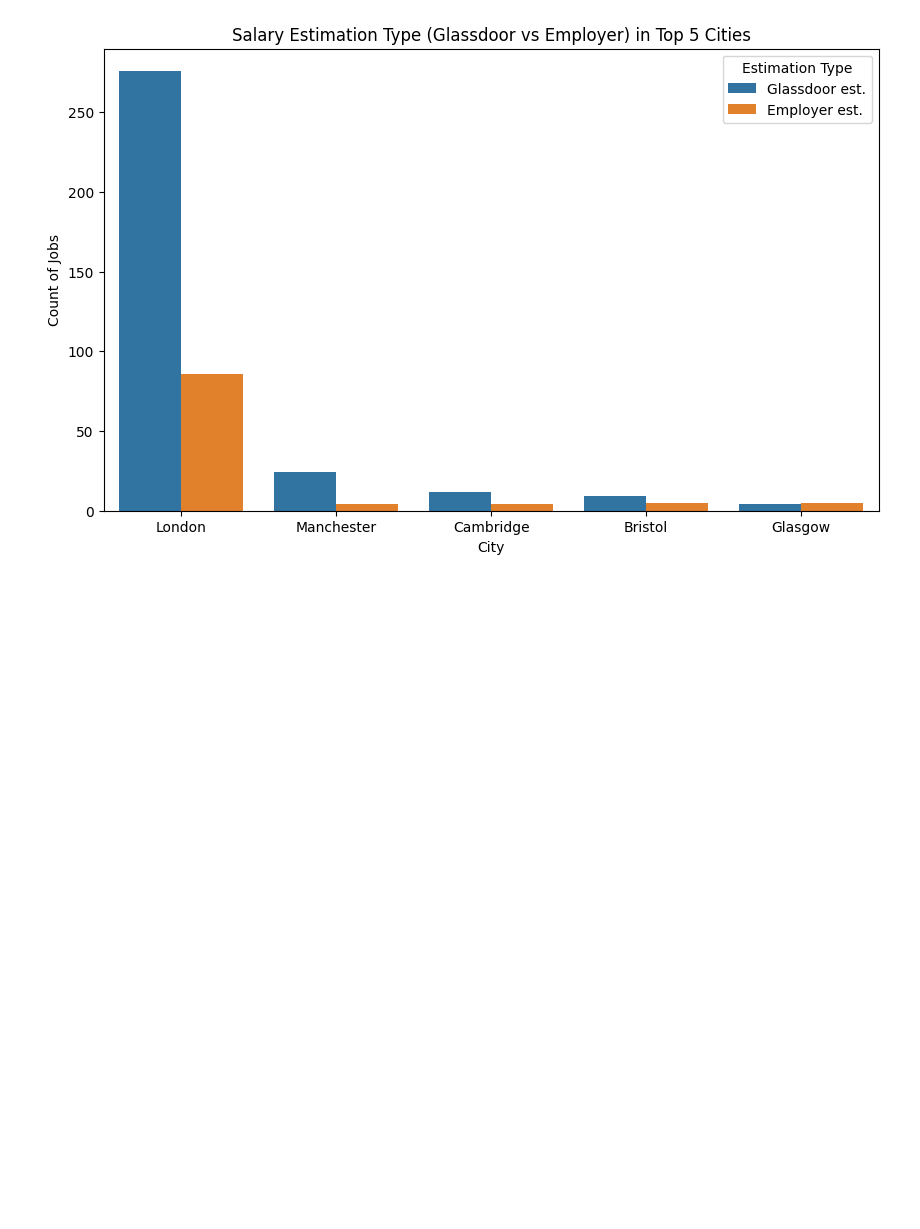
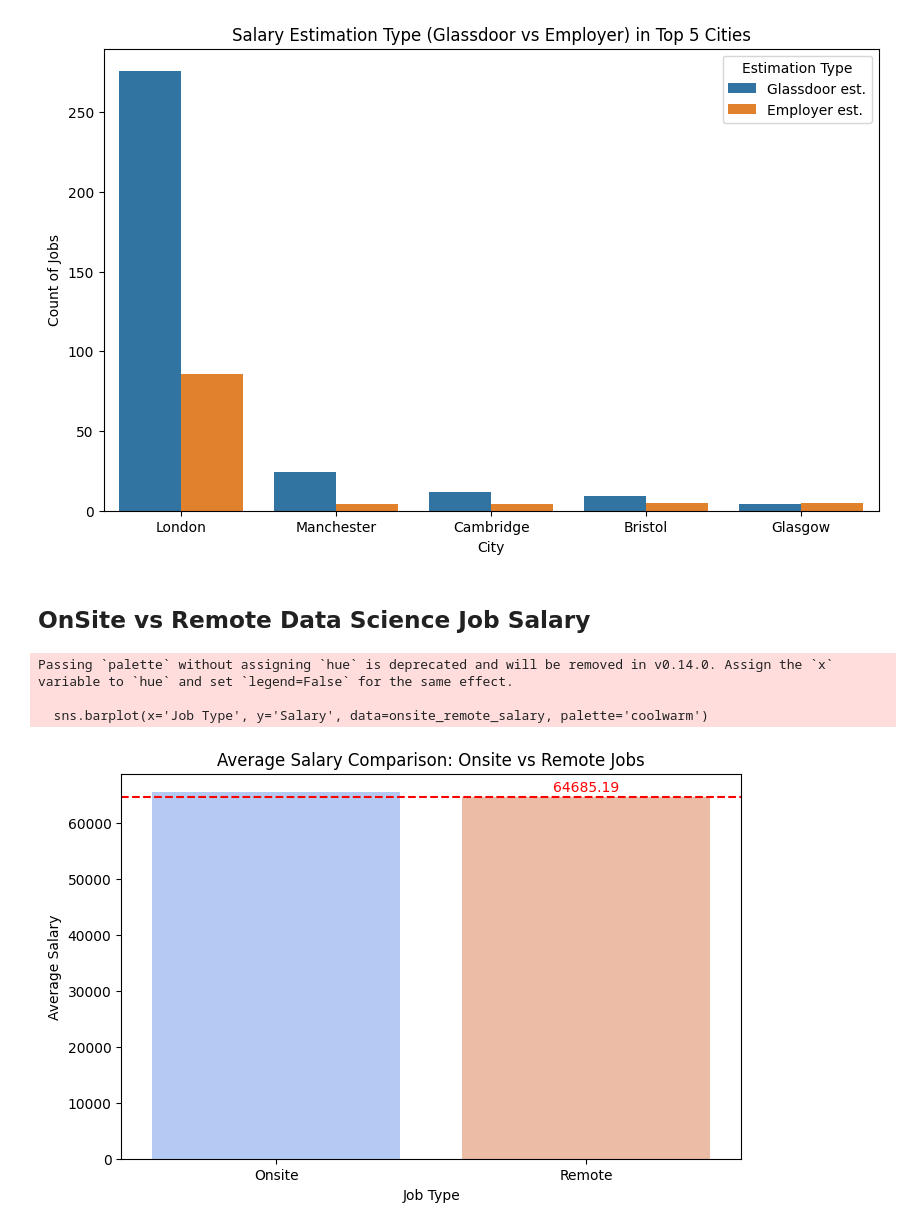
Before and after one commit to InduminaP/UK-Data-Science-Job-Data-Cleaning-Analysis, a Jupyter notebook: Analytics/Analytics.ipynb, the cells around one changed output. Drawn from its saved outputs; the diff is of its cells as text; code cells hidden in the pictures; blank space fills up the shorter version.

```diff
--- a/Simple Analytics/Analytics.ipynb
+++ b/Analytics/Analytics.ipynb
@@ -108,3 +108,36 @@ plt.ylabel('Count of Jobs')
 plt.show()
 # %% [output]
 [figure]
+# %% [markdown]
+## OnSite vs Remote Data Science Job Salary
+# %%
+#Create a new column 'Job Type' (Remote vs Onsite)
+df['Job Type'] = df['City'].apply(lambda x: 'Onsite' if pd.notna(x) and x.strip() != '' else 'Remote')
+
+#Group by 'Job Type' and calculate the average salary
+onsite_remote_salary = df.groupby('Job Type')['Salary'].mean().reset_index()
+
+#Sort for better visualization (optional)
+onsite_remote_salary = onsite_remote_salary.sort_values(by='Salary', ascending=False)
+
+#Calculate Remote job average salary
+remote_avg_salary = onsite_remote_salary[onsite_remote_salary['Job Type'] == 'Remote']['Salary'].values[0]
+
+#Plot the bar chart
+plt.figure(figsize=(8, 5))
+sns.barplot(x='Job Type', y='Salary', data=onsite_remote_salary, palette='coolwarm')
+
+plt.axhline(remote_avg_salary, color='red', linestyle='--', label=f'Remote Job Avg Salary: {remote_avg_salary:.2f}')
+
+plt.text(1, remote_avg_salary + 1000, f'{remote_avg_salary:.2f}', color='red', ha='center')
+
+plt.title('Average Salary Comparison: Onsite vs Remote Jobs')
+plt.xlabel('Job Type')
+plt.ylabel('Average Salary')
+
+plt.show()
+# %% [output]
+Passing `palette` without assigning `hue` is deprecated and will be removed in v0.14.0. Assign the `x` variable to `hue` and set `legend=False` for the same effect.
+
+  sns.barplot(x='Job Type', y='Salary', data=onsite_remote_salary, palette='coolwarm')
+[figure, added]
```
Also changed, not shown: parts of 2 cells of this notebook.
